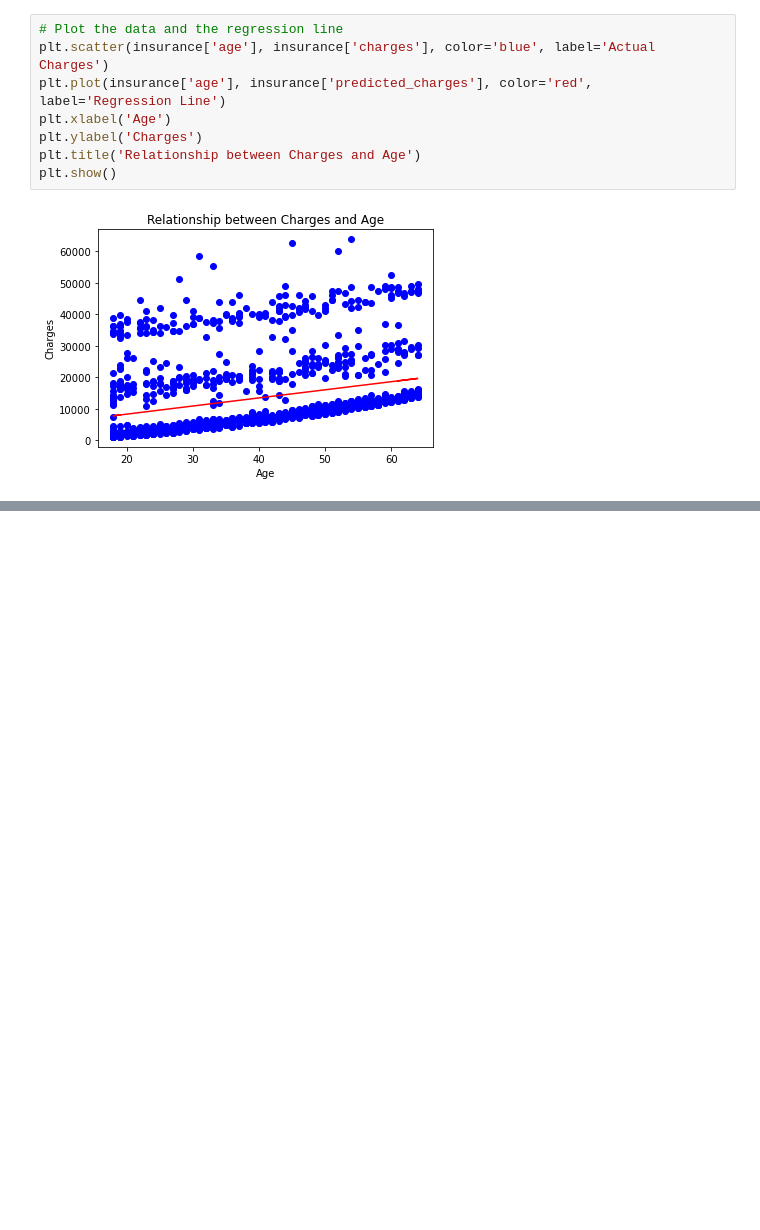
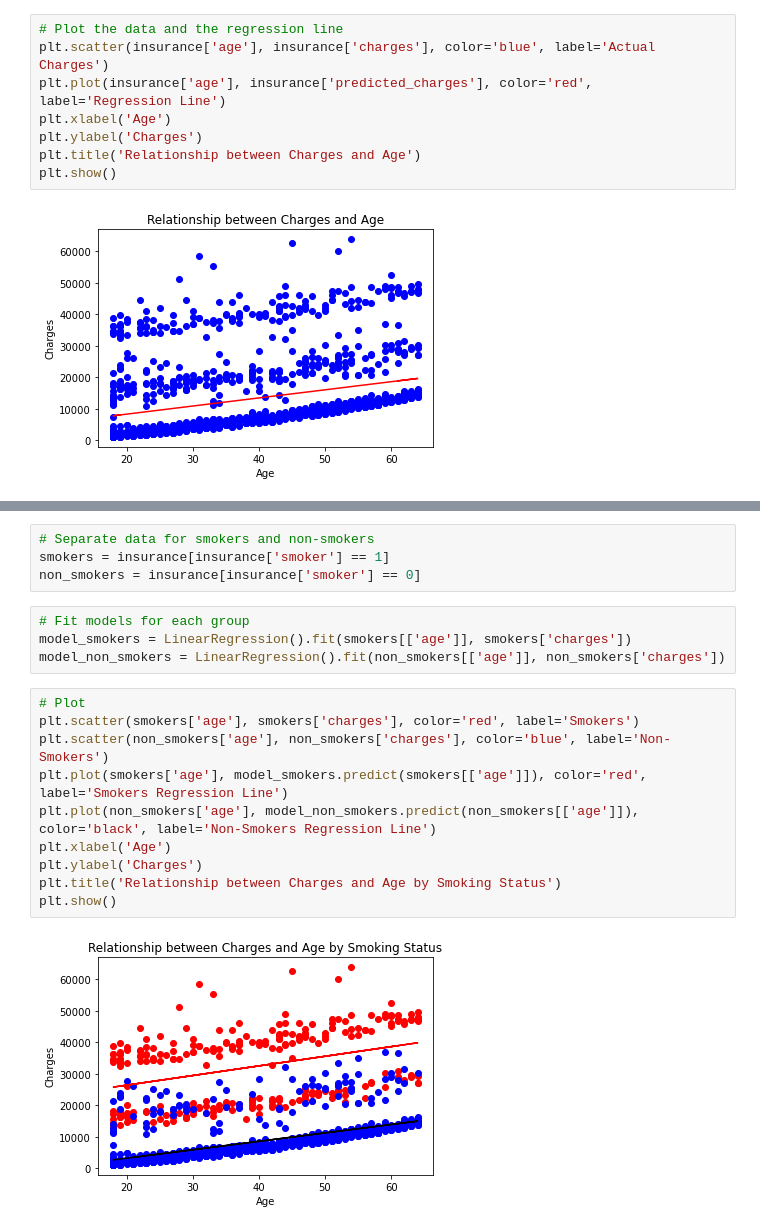
Before and after one commit to TJ-Mothokho/DataAnaylsis_Practical-Assessments, a Jupyter notebook: Medical_Costs_Case_Study-Practical_Assessment/MedicalCost_Practical_Assessment.ipynb, the cells around one changed output, grey strips where cells are left out. Saved outputs shown, nothing was run; the diff lists cells and outputs as text; blank space fills up the shorter version.

```diff
--- a/Medical_Costs_Case_Study-Practical_Assessment/MedicalCost_Practical_Assessment.ipynb
+++ b/Medical_Costs_Case_Study-Practical_Assessment/MedicalCost_Practical_Assessment.ipynb
@@ -247,0 +251,20 @@ plt.show()
+# %%
+# Separate data for smokers and non-smokers
+smokers = insurance[insurance['smoker'] == 1]
+non_smokers = insurance[insurance['smoker'] == 0]
+# %%
+# Fit models for each group
+model_smokers = LinearRegression().fit(smokers[['age']], smokers['charges'])
+model_non_smokers = LinearRegression().fit(non_smokers[['age']], non_smokers['charges'])
+# %%
+# Plot
+plt.scatter(smokers['age'], smokers['charges'], color='red', label='Smokers')
+plt.scatter(non_smokers['age'], non_smokers['charges'], color='blue', label='Non-Smokers')
+plt.plot(smokers['age'], model_smokers.predict(smokers[['age']]), color='red', label='Smokers Regression Line')
+plt.plot(non_smokers['age'], model_non_smokers.predict(non_smokers[['age']]), color='black', label='Non-Smokers Regression Line')
+plt.xlabel('Age')
+plt.ylabel('Charges')
+plt.title('Relationship between Charges and Age by Smoking Status')
+plt.show()
+# %% [output]
+[figure, added]
```
Also changed, not shown: parts of 1 cell of this notebook.
